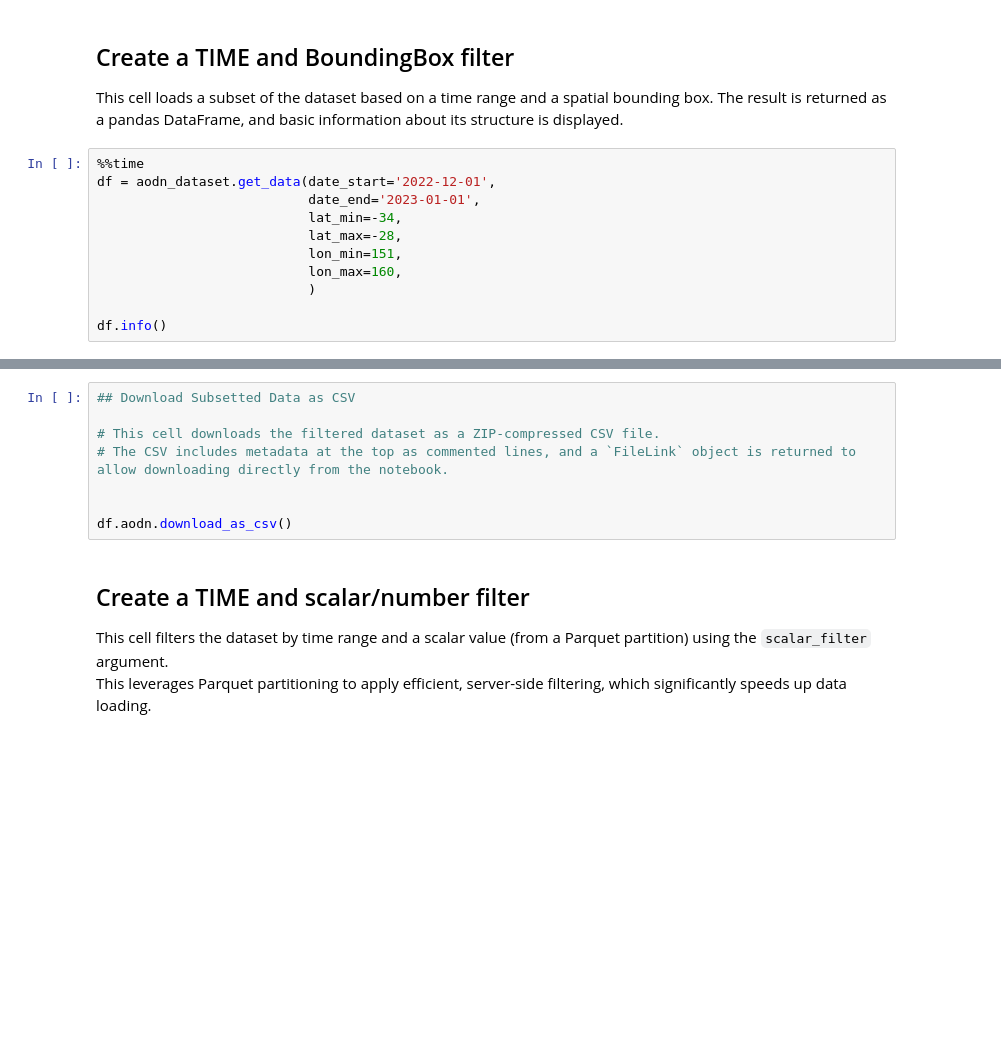
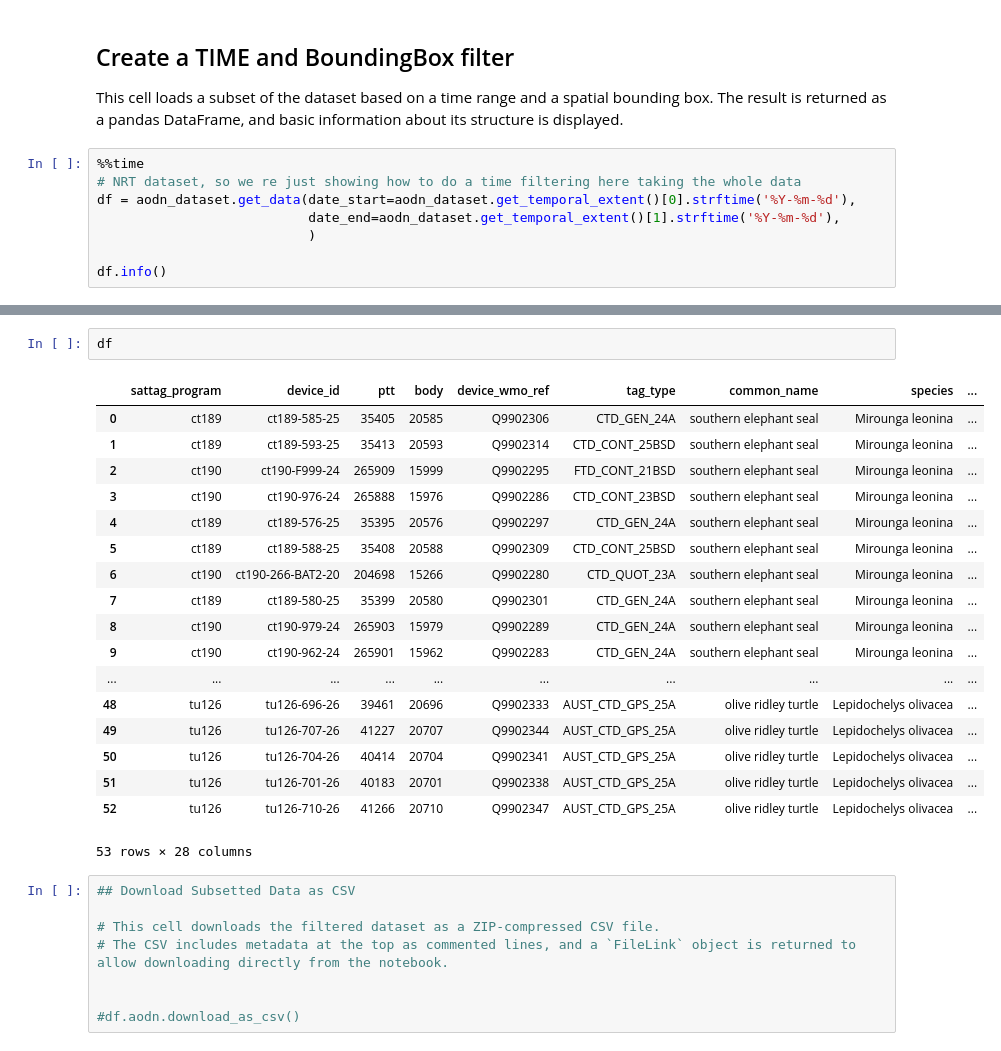
Before and after one commit to aodn/aodn_cloud_optimised, a Jupyter notebook: notebooks/animal_metadata_satellite_relay_tagging_realtime_qc.ipynb, the cells around one changed output, grey strips where cells are left out. Cells and saved outputs as stored; diff of their text form; blank space fills up the shorter version.

Commit message:
Feat: add new ATF notebooks, update DataQuery ...

```diff
--- a/notebooks/animal_metadata_satellite_relay_tagging_realtime_qc.ipynb
+++ b/notebooks/animal_metadata_satellite_relay_tagging_realtime_qc.ipynb
@@ -82,12 +123,9 @@ metadata
 This cell loads a subset of the dataset based on a time range and a spatial bounding box. The result is returned as a pandas DataFrame, and basic information about its structure is displayed.
 # %%
 %%time
-df = aodn_dataset.get_data(date_start='2022-12-01',
-                           date_end='2023-01-01',
-                           lat_min=-34,
-                           lat_max=-28,
-                           lon_min=151,
-                           lon_max=160,
+# NRT dataset, so we re just showing how to do a time filtering here taking the whole data
+df = aodn_dataset.get_data(date_start=aodn_dataset.get_temporal_extent()[0].strftime('%Y-%m-%d'),
+                           date_end=aodn_dataset.get_temporal_extent()[1].strftime('%Y-%m-%d'),
                            )
 
 df.info()
@@ -94,3 +151,24 @@ df.info()
+# %%
+df
+# %% [output]
+|  | sattag_program | device_id | ptt | body | device_wmo_ref | tag_type | common_name | species | ... |
+| 0 | ct189 | ct189-585-25 | 35405 | 20585 | Q9902306 | CTD_GEN_24A | southern elephant seal | Mirounga leonina | ... |
+| 1 | ct189 | ct189-593-25 | 35413 | 20593 | Q9902314 | CTD_CONT_25BSD | southern elephant seal | Mirounga leonina | ... |
+| 2 | ct190 | ct190-F999-24 | 265909 | 15999 | Q9902295 | FTD_CONT_21BSD | southern elephant seal | Mirounga leonina | ... |
+| 3 | ct190 | ct190-976-24 | 265888 | 15976 | Q9902286 | CTD_CONT_23BSD | southern elephant seal | Mirounga leonina | ... |
+| 4 | ct189 | ct189-576-25 | 35395 | 20576 | Q9902297 | CTD_GEN_24A | southern elephant seal | Mirounga leonina | ... |
+| 5 | ct189 | ct189-588-25 | 35408 | 20588 | Q9902309 | CTD_CONT_25BSD | southern elephant seal | Mirounga leonina | ... |
+| 6 | ct190 | ct190-266-BAT2-20 | 204698 | 15266 | Q9902280 | CTD_QUOT_23A | southern elephant seal | Mirounga leonina | ... |
+| 7 | ct189 | ct189-580-25 | 35399 | 20580 | Q9902301 | CTD_GEN_24A | southern elephant seal | Mirounga leonina | ... |
+| 8 | ct190 | ct190-979-24 | 265903 | 15979 | Q9902289 | CTD_GEN_24A | southern elephant seal | Mirounga leonina | ... |
+| 9 | ct190 | ct190-962-24 | 265901 | 15962 | Q9902283 | CTD_GEN_24A | southern elephant seal | Mirounga leonina | ... |
+| ... | ... | ... | ... | ... | ... | ... | ... | ... | ... |
+| 48 | tu126 | tu126-696-26 | 39461 | 20696 | Q9902333 | AUST_CTD_GPS_25A | olive ridley turtle | Lepidochelys olivacea | ... |
+| 49 | tu126 | tu126-707-26 | 41227 | 20707 | Q9902344 | AUST_CTD_GPS_25A | olive ridley turtle | Lepidochelys olivacea | ... |
+| 50 | tu126 | tu126-704-26 | 40414 | 20704 | Q9902341 | AUST_CTD_GPS_25A | olive ridley turtle | Lepidochelys olivacea | ... |
+| 51 | tu126 | tu126-701-26 | 40183 | 20701 | Q9902338 | AUST_CTD_GPS_25A | olive ridley turtle | Lepidochelys olivacea | ... |
+| 52 | tu126 | tu126-710-26 | 41266 | 20710 | Q9902347 | AUST_CTD_GPS_25A | olive ridley turtle | Lepidochelys olivacea | ... |
+53 rows × 28 columns
 # %%
 ## Download Subsetted Data as CSV
 
@@ -98,12 +176,7 @@ df.info()
 # The CSV includes metadata at the top as commented lines, and a `FileLink` object is returned to allow downloading directly from the notebook.
 
 
-df.aodn.download_as_csv()
+#df.aodn.download_as_csv()
-# %% [markdown]
-## Create a TIME and scalar/number filter
-
-This cell filters the dataset by time range and a scalar value (from a Parquet partition) using the `scalar_filter` argument.
-This leverages Parquet partitioning to apply efficient, server-side filtering, which significantly speeds up data loading.
 # %%
 %%time
 df = aodn_dataset.get_data(date_start='2006-07-12',
```
Also changed, not shown: parts of 11 cells of this notebook, 7 other files.
